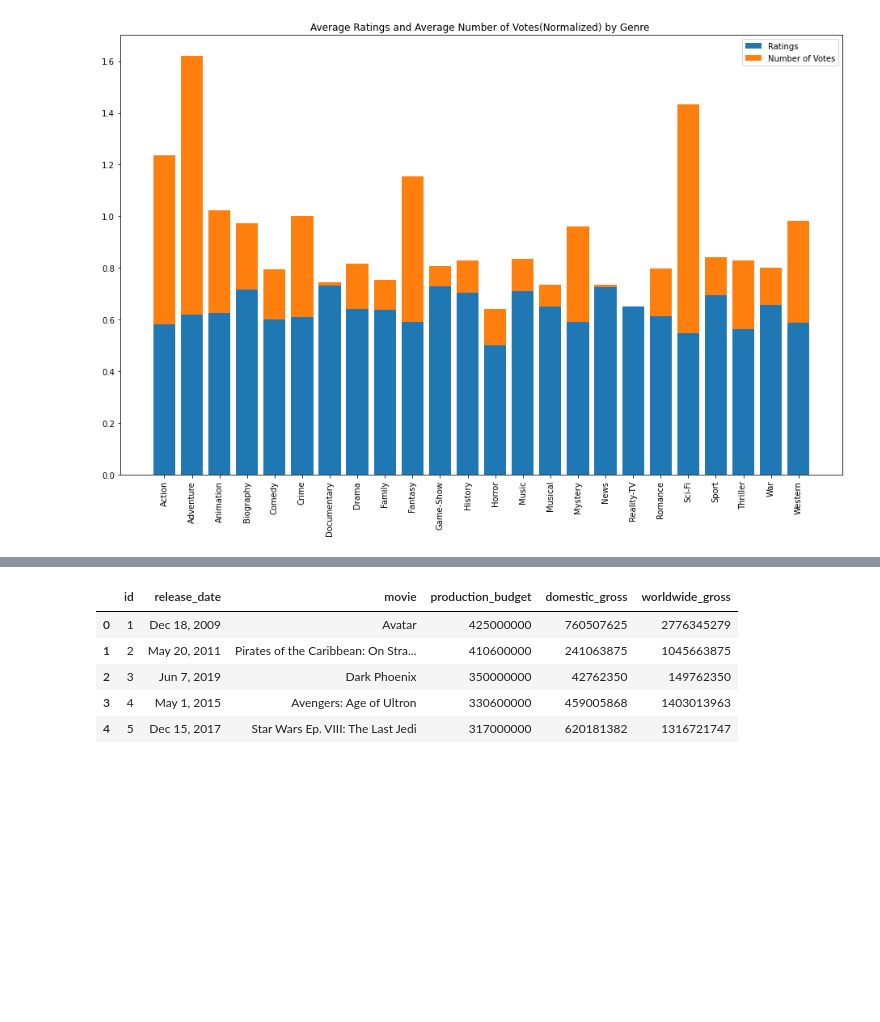
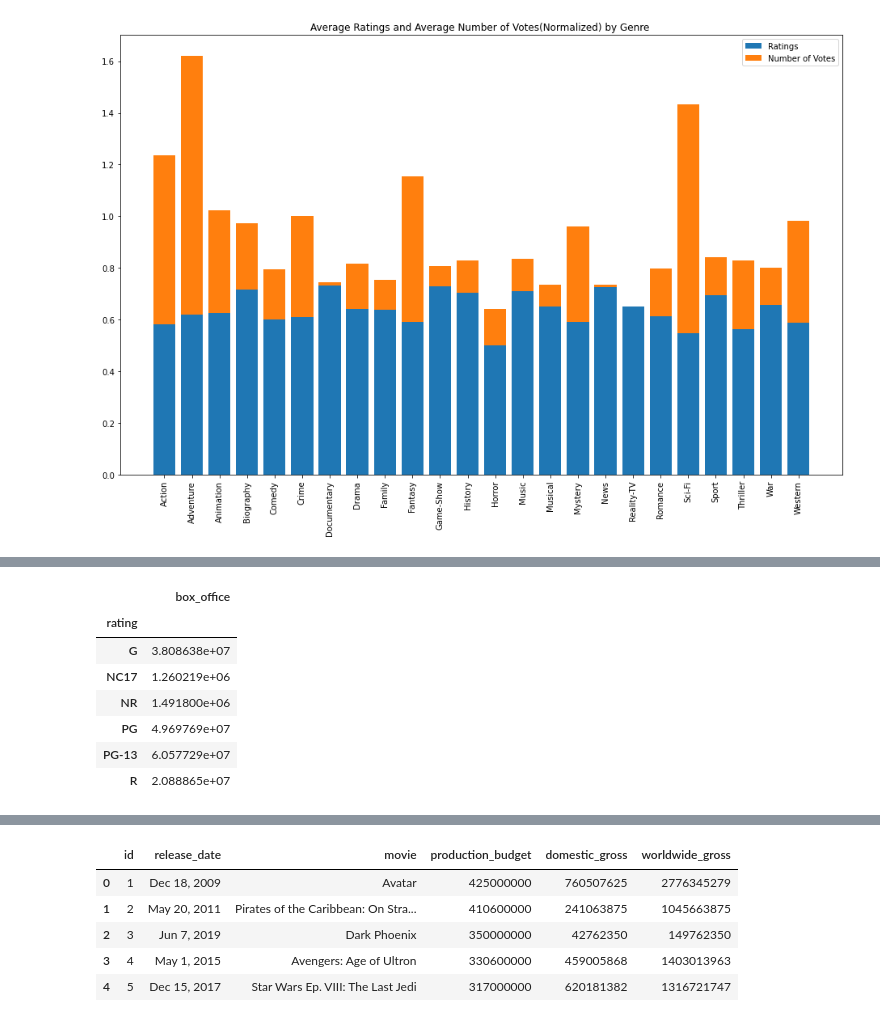
Before and after one commit to samlimish/new_project1, a Jupyter notebook: student.ipynb, the cells around one changed output, grey strips where cells are left out. Saved outputs shown, nothing was run; the diff lists cells and outputs as text; code cells hidden in the pictures; blank space fills up the shorter version.

```diff
--- a/student.ipynb
+++ b/student.ipynb
@@ -236,4 +125,4 @@ genre_boxoffice_df=genre_boxoffice_df.stack().reset_index(['rating','box_office'
 genre_boxoffice_df=genre_boxoffice_df.reset_index()
 genre_boxoffice_df=genre_boxoffice_df.rename(columns={0:'genre'})
 genre_boxoffice_df=genre_boxoffice_df.drop(columns=['index'])
-genre_boxoffice_df=genre_boxoffice_df.groupby(['genre']).mean()#,'rating'])#['box_office']
+genre_boxoffice_table=genre_boxoffice_df.groupby(['genre']).mean()#,'rating'])#['box_office']
@@ -260,0 +150,16 @@ genre_boxoffice_df
+# %%
+rating_boxoffice_df=genre_boxoffice_df.groupby(['rating']).mean()
+# %%
+# rating_boxoffice_df=rating_boxoffice_df.reset_index()
+# rating_boxoffice_df=rating_boxoffice_df.set_index('rating')
+# rating_boxoffice_df=rating_boxoffice_df.reorder_levels(['G','PG','PG-13','NC17','R','NR'])
+rating_boxoffice_df
+# %% [output]
+|  | box_office |
+| rating |  |
+| G | 3.808638e+07 |
+| NC17 | 1.260219e+06 |
+| NR | 1.491800e+06 |
+| PG | 4.969769e+07 |
+| PG-13 | 6.057729e+07 |
+| R | 2.088865e+07 |
```
Also changed, not shown: parts of 23 cells of this notebook.
